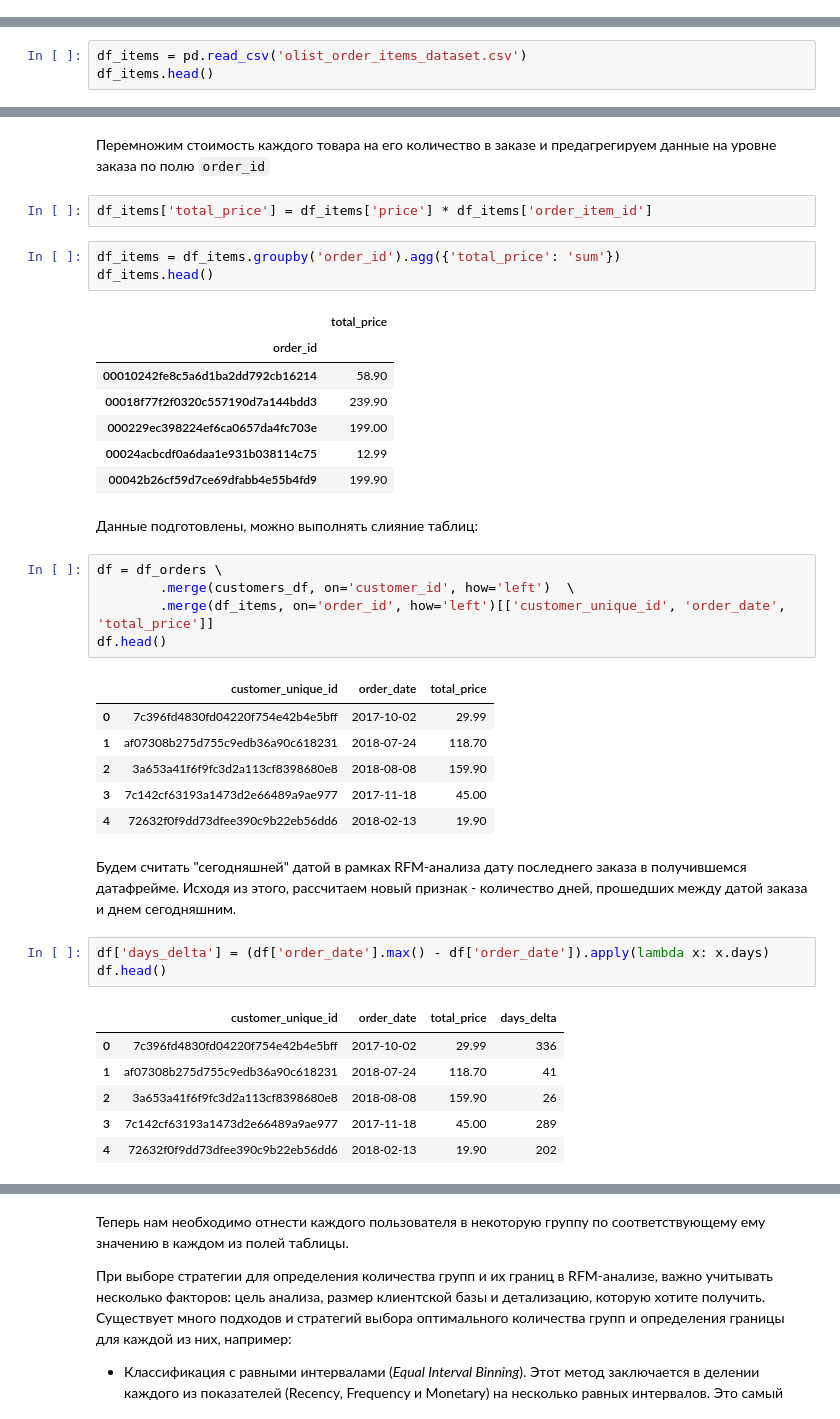
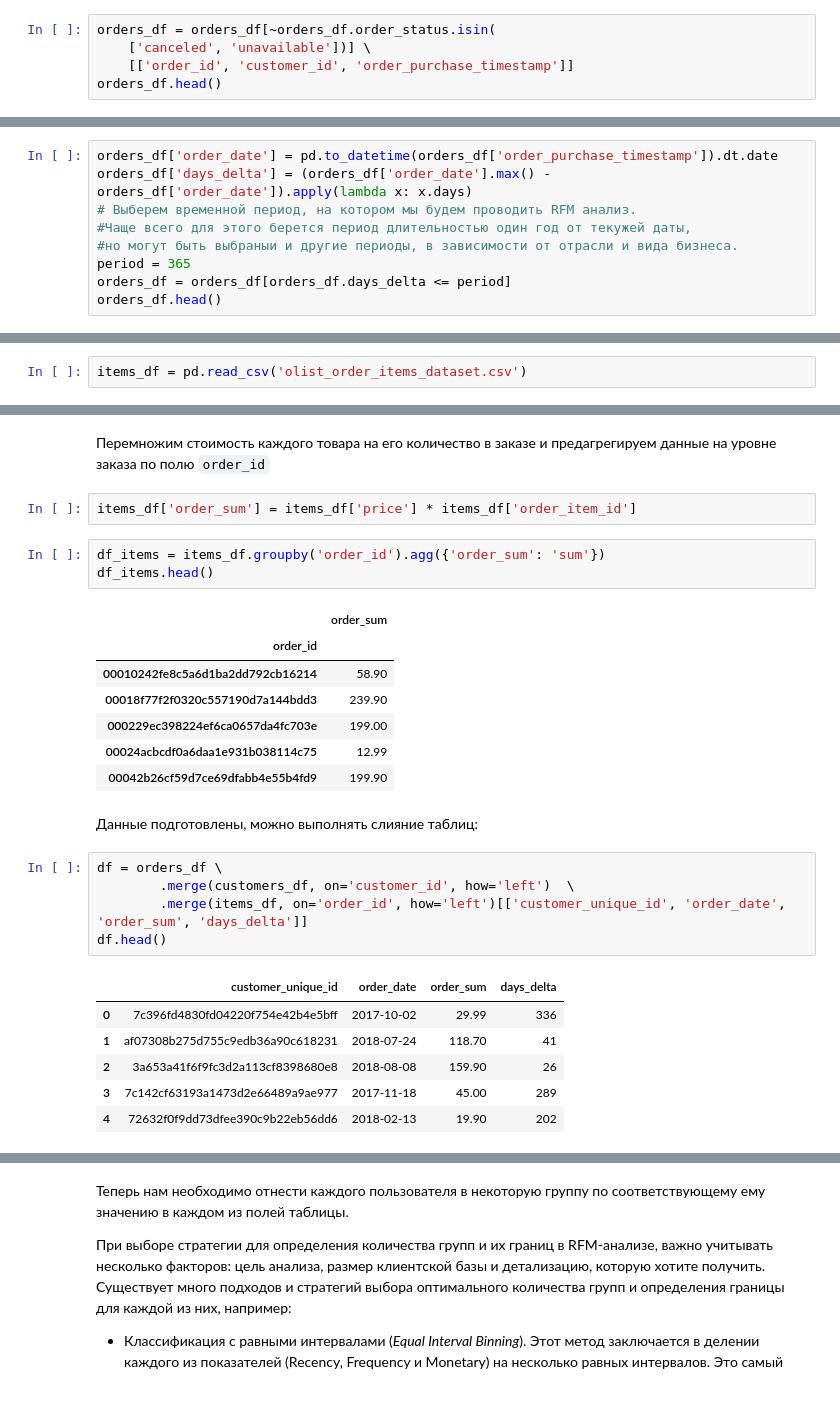
Before and after one commit to aleks-haksly/portfolio, a Jupyter notebook: Marketing analytics/RFM/RFM analysis.ipynb, the cells around one changed output, grey strips where cells are left out. Cells and saved outputs as stored; diff of their text form.

```diff
--- a/Marketing analytics/RFM/RFM analysis.ipynb
+++ b/Marketing analytics/RFM/RFM analysis.ipynb
@@ -219,0 +192,5 @@ df_orders.head()
+# %%
+orders_df = orders_df[~orders_df.order_status.isin(
+    ['canceled', 'unavailable'])] \
+    [['order_id', 'customer_id', 'order_purchase_timestamp']]
+orders_df.head()
@@ -221,0 +208,9 @@ df_orders.head()
+# %%
+orders_df['order_date'] = pd.to_datetime(orders_df['order_purchase_timestamp']).dt.date
+orders_df['days_delta'] = (orders_df['order_date'].max() - orders_df['order_date']).apply(lambda x: x.days)
+# Выберем временной период, на котором мы будем проводить RFM анализ.
+#Чаще всего для этого берется период длительностью один год от текужей даты,
+#но могут быть выбраныи и другие периоды, в зависимости от отрасли и вида бизнеса.
+period = 365
+orders_df = orders_df[orders_df.days_delta <= period]
+orders_df.head()
@@ -222,3 +224,2 @@ df_orders.head()
 # %%
-df_items = pd.read_csv('olist_order_items_dataset.csv')
-df_items.head()
+items_df = pd.read_csv('olist_order_items_dataset.csv')
@@ -248,13 +242,13 @@ dtypes: float64(2), int64(1), object(3)
 memory usage: 5.2+ MB
 # %% [markdown]
 Перемножим стоимость каждого товара на его количество в заказе и предагрегируем данные на уровне заказа по полю `order_id`
-# %%
-df_items['total_price'] = df_items['price'] * df_items['order_item_id']
+# %%
+items_df['order_sum'] = items_df['price'] * items_df['order_item_id']
 # %%
-df_items = df_items.groupby('order_id').agg({'total_price': 'sum'})
+df_items = items_df.groupby('order_id').agg({'order_sum': 'sum'})
 df_items.head()
 # %% [output]
-|  | total_price |
+|  | order_sum |
 | order_id |  |
 | 00010242fe8c5a6d1ba2dd792cb16214 | 58.90 |
 | 00018f77f2f0320c557190d7a144bdd3 | 239.90 |
@@ -264,26 +258,14 @@ df_items.head()
 # %% [markdown]
 Данные подготовлены, можно выполнять слияние таблиц:
 # %%
-df = df_orders \
+df = orders_df \
         .merge(customers_df, on='customer_id', how='left')  \
-        .merge(df_items, on='order_id', how='left')[['customer_unique_id', 'order_date', 'total_price']]
+        .merge(items_df, on='order_id', how='left')[['customer_unique_id', 'order_date', 'order_sum', 'days_delta']]
 df.head()
 # %% [output]
-|  | customer_unique_id | order_date | total_price |
-| 0 | 7c396fd4830fd04220f754e42b4e5bff | 2017-10-02 | 29.99 |
-| 1 | af07308b275d755c9edb36a90c618231 | 2018-07-24 | 118.70 |
-| 2 | 3a653a41f6f9fc3d2a113cf8398680e8 | 2018-08-08 | 159.90 |
-| 3 | 7c142cf63193a1473d2e66489a9ae977 | 2017-11-18 | 45.00 |
-| 4 | 72632f0f9dd73dfee390c9b22eb56dd6 | 2018-02-13 | 19.90 |
+|  | customer_unique_id | order_date | order_sum | days_delta |
+| 0 | 7c396fd4830fd04220f754e42b4e5bff | 2017-10-02 | 29.99 | 336 |
+| 1 | af07308b275d755c9edb36a90c618231 | 2018-07-24 | 118.70 | 41 |
+| 2 | 3a653a41f6f9fc3d2a113cf8398680e8 | 2018-08-08 | 159.90 | 26 |
+| 3 | 7c142cf63193a1473d2e66489a9ae977 | 2017-11-18 | 45.00 | 289 |
+| 4 | 72632f0f9dd73dfee390c9b22eb56dd6 | 2018-02-13 | 19.90 | 202 |
-# %% [markdown]
-Будем считать "сегодняшней" датой в рамках RFM-анализа дату последнего заказа в получившемся датафрейме. Исходя из этого, рассчитаем новый признак - количество дней, прошедших между датой заказа и днем сегодняшним.
-# %%
-df['days_delta'] = (df['order_date'].max() - df['order_date']).apply(lambda x: x.days)
-df.head()
-# %% [output]
-|  | customer_unique_id | order_date | total_price | days_delta |
-| 0 | 7c396fd4830fd04220f754e42b4e5bff | 2017-10-02 | 29.99 | 336 |
-| 1 | af07308b275d755c9edb36a90c618231 | 2018-07-24 | 118.70 | 41 |
-| 2 | 3a653a41f6f9fc3d2a113cf8398680e8 | 2018-08-08 | 159.90 | 26 |
-| 3 | 7c142cf63193a1473d2e66489a9ae977 | 2017-11-18 | 45.00 | 289 |
-| 4 | 72632f0f9dd73dfee390c9b22eb56dd6 | 2018-02-13 | 19.90 | 202 |
```
Also changed, not shown: parts of 16 cells of this notebook.
